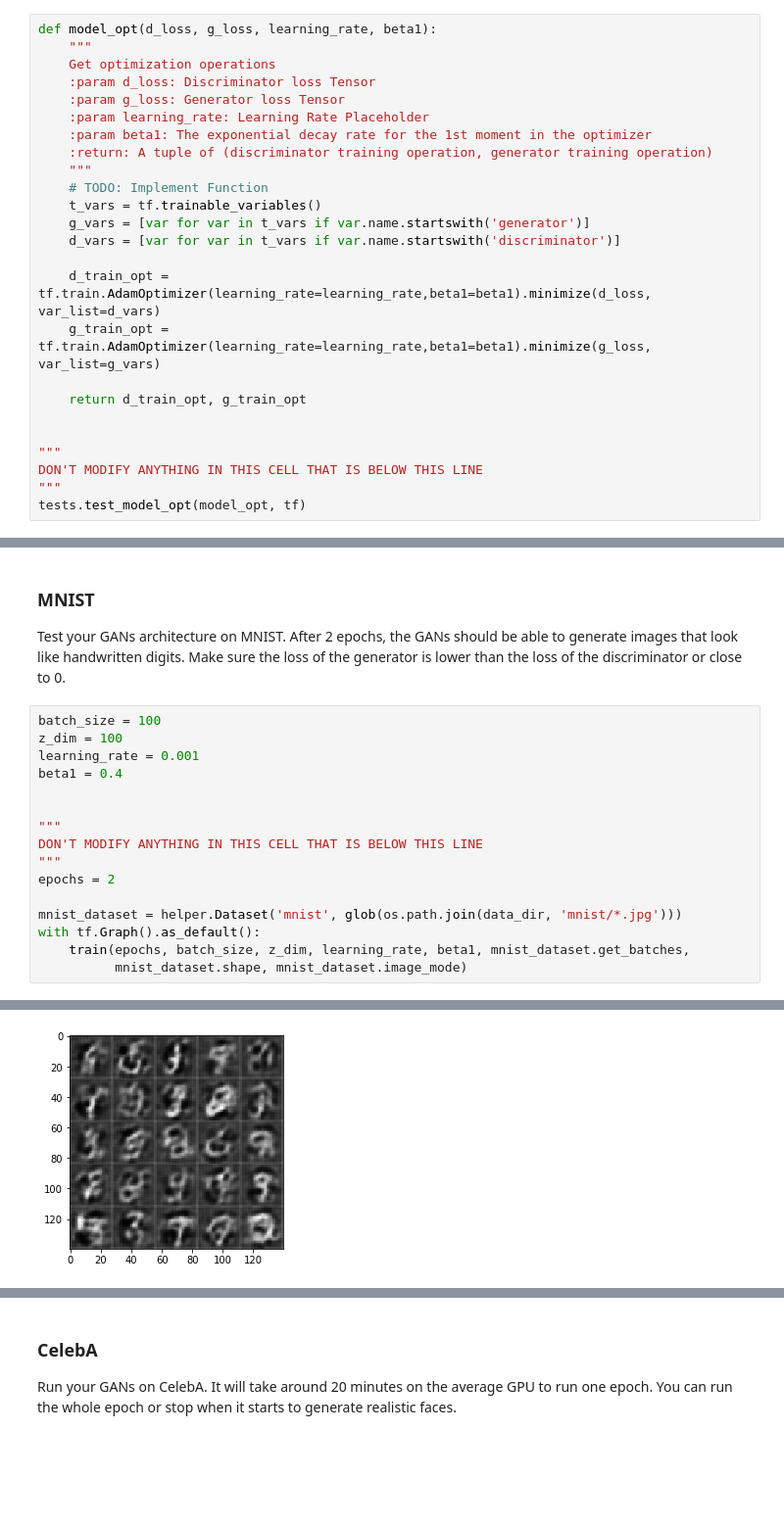
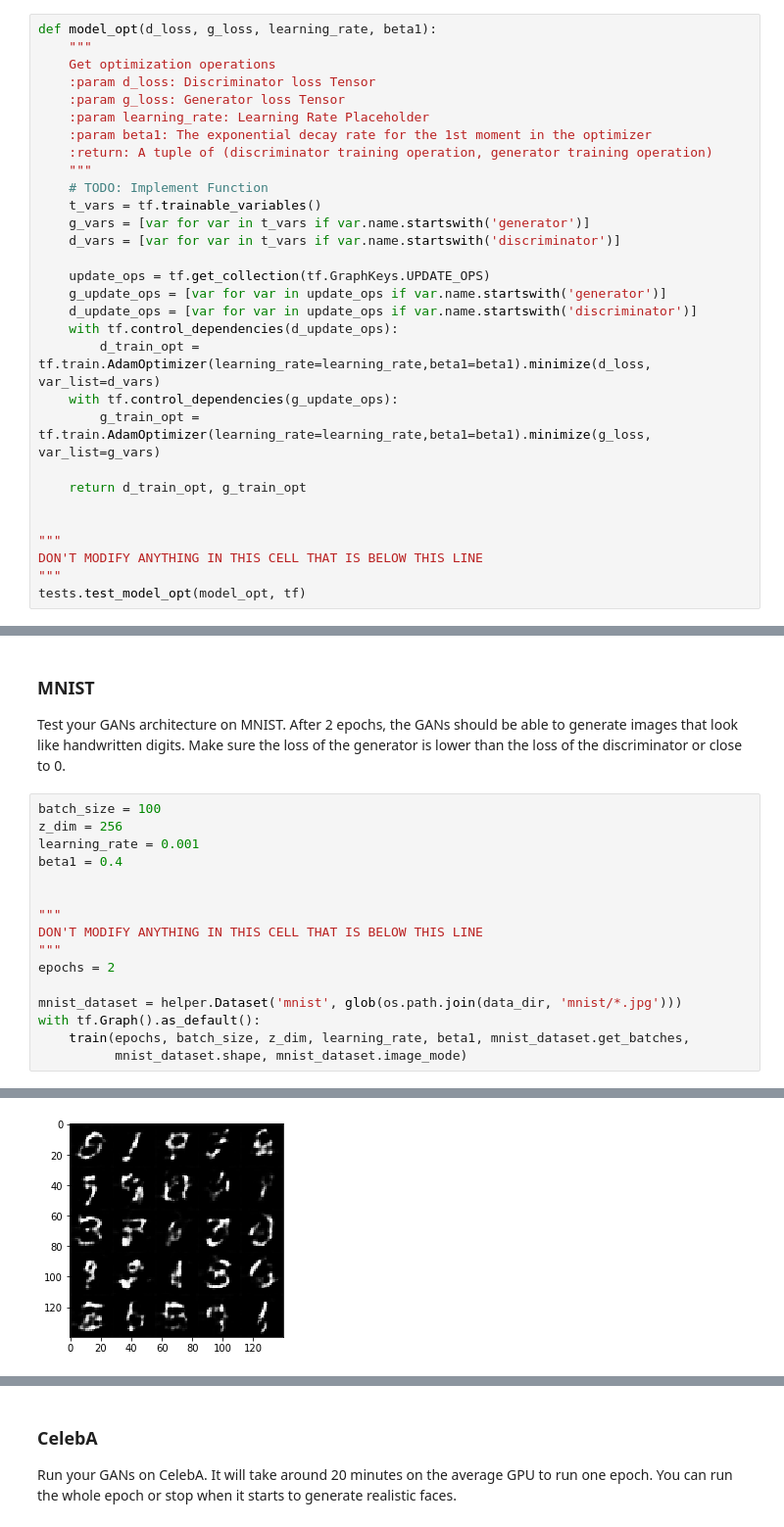
Before and after one commit to parkitny/gan-project, a Jupyter notebook: face_generation/dlnd_face_generation.ipynb, the cells around one changed output, grey strips where cells are left out. Shown at 98% size. Drawn from its saved outputs; the diff is of its cells as text; blank space fills up the shorter version.

```diff
--- a/face_generation/dlnd_face_generation.ipynb
+++ b/face_generation/dlnd_face_generation.ipynb
@@ -278,8 +278,13 @@ def model_opt(d_loss, g_loss, learning_rate, beta1):
     g_vars = [var for var in t_vars if var.name.startswith('generator')]
     d_vars = [var for var in t_vars if var.name.startswith('discriminator')]
 
-    d_train_opt = tf.train.AdamOptimizer(learning_rate=learning_rate,beta1=beta1).minimize(d_loss, var_list=d_vars)
-    g_train_opt = tf.train.AdamOptimizer(learning_rate=learning_rate,beta1=beta1).minimize(g_loss, var_list=g_vars)
+    update_ops = tf.get_collection(tf.GraphKeys.UPDATE_OPS)
+    g_update_ops = [var for var in update_ops if var.name.startswith('generator')]
+    d_update_ops = [var for var in update_ops if var.name.startswith('discriminator')]
+    with tf.control_dependencies(d_update_ops):
+        d_train_opt = tf.train.AdamOptimizer(learning_rate=learning_rate,beta1=beta1).minimize(d_loss, var_list=d_vars)
+    with tf.control_dependencies(g_update_ops):
+        g_train_opt = tf.train.AdamOptimizer(learning_rate=learning_rate,beta1=beta1).minimize(g_loss, var_list=g_vars)
 
     return d_train_opt, g_train_opt
 
@@ -370,7 +375,7 @@ def train(epoch_count, batch_size, z_dim, learning_rate, beta1, get_batches, dat
 Test your GANs architecture on MNIST.  After 2 epochs, the GANs should be able to generate images that look like handwritten digits.  Make sure the loss of the generator is lower than the loss of the discriminator or close to 0.
 # %%
 batch_size = 100
-z_dim = 100
+z_dim = 256
 learning_rate = 0.001
 beta1 = 0.4
 
@@ -391 +396 @@ Epoch 1/2 batch 300... Discriminator Loss: 1.3600... Generator Loss: 0.5707
-[figure, old version]
+[figure, new version]
```
Also changed, not shown: parts of 2 cells of this notebook, 1 other file.
